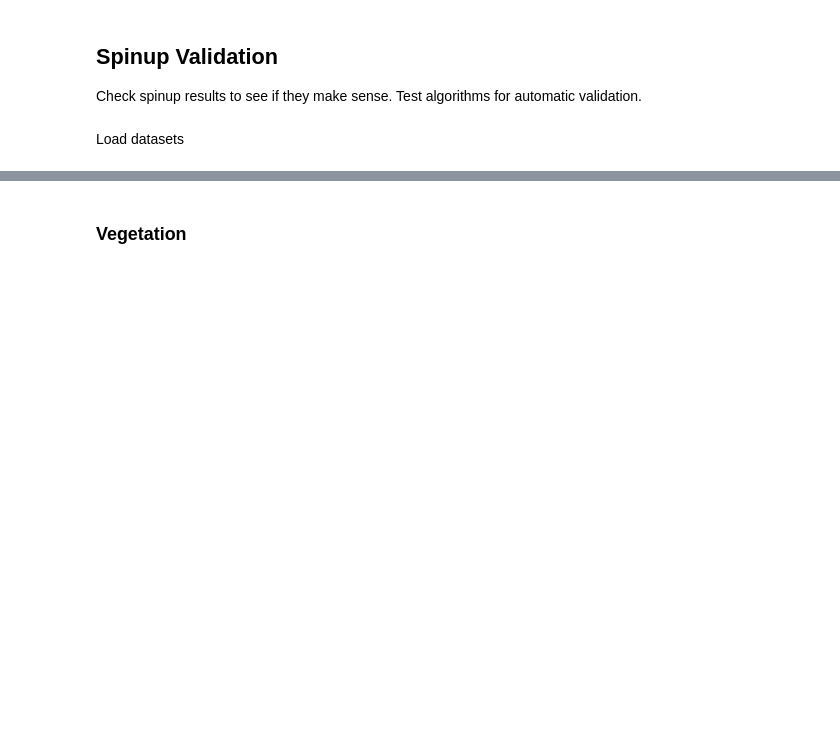
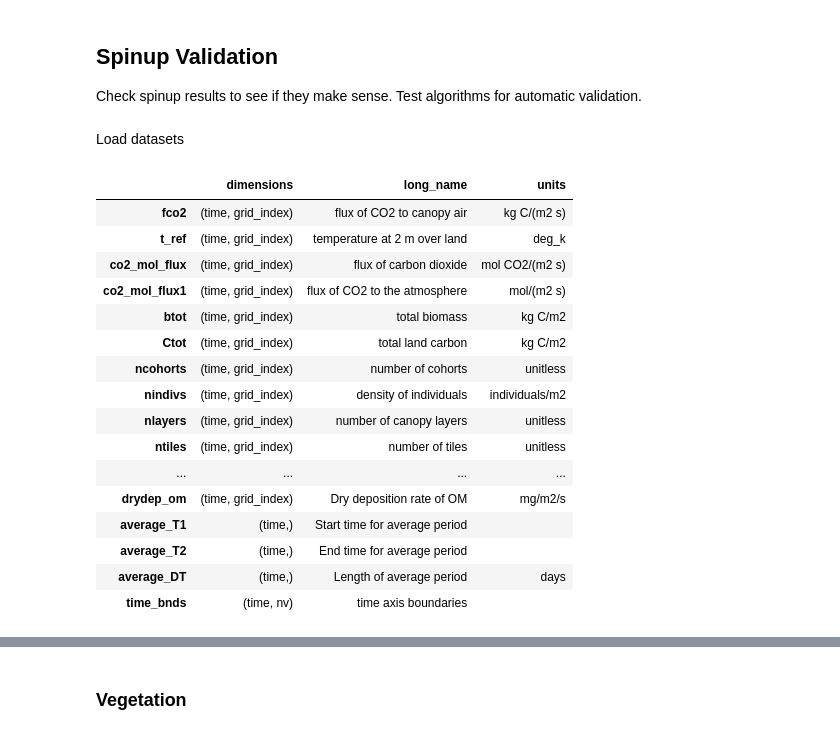
Before and after one commit to chrisrycx/lm4px_data_analysis, a Jupyter notebook: output_analysis/interactive/SpinupValidation.ipynb, the cells around one changed output, grey strips where cells are left out. Drawn from its saved outputs; the diff is of its cells as text; code cells hidden in the pictures; blank space fills up the shorter version.

```diff
--- a/output_analysis/interactive/SpinupValidation.ipynb
+++ b/output_analysis/interactive/SpinupValidation.ipynb
@@ -30,6 +30,26 @@ forcing = LM4Forcing(
 spinup = LM4ModelOutput(site=site, forcing_string='00000000', namelist='gbc', version=run_id, spinup=True)
 # %%
 daily_vars = spinup.get_variables(diag='land_daily')
+# %%
+daily_vars
+# %% [output]
+|  | dimensions | long_name | units |
+| fco2 | (time, grid_index) | flux of CO2 to canopy air | kg C/(m2 s) |
+| t_ref | (time, grid_index) | temperature at 2 m over land | deg_k |
+| co2_mol_flux | (time, grid_index) | flux of carbon dioxide | mol CO2/(m2 s) |
+| co2_mol_flux1 | (time, grid_index) | flux of CO2 to the atmosphere | mol/(m2 s) |
+| btot | (time, grid_index) | total biomass | kg C/m2 |
+| Ctot | (time, grid_index) | total land carbon | kg C/m2 |
+| ncohorts | (time, grid_index) | number of cohorts | unitless |
+| nindivs | (time, grid_index) | density of individuals | individuals/m2 |
+| nlayers | (time, grid_index) | number of canopy layers | unitless |
+| ntiles | (time, grid_index) | number of tiles | unitless |
+| ... | ... | ... | ... |
+| drydep_om | (time, grid_index) | Dry deposition rate of OM | mg/m2/s |
+| average_T1 | (time,) | Start time for average period |  |
+| average_T2 | (time,) | End time for average period |  |
+| average_DT | (time,) | Length of average period | days |
+| time_bnds | (time, nv) | time axis boundaries |  |
 # %%
 monthly_vars = spinup.get_variables(diag='land_month')
 # %%
```
Also changed, not shown: parts of 10 cells of this notebook, 4 other files.
